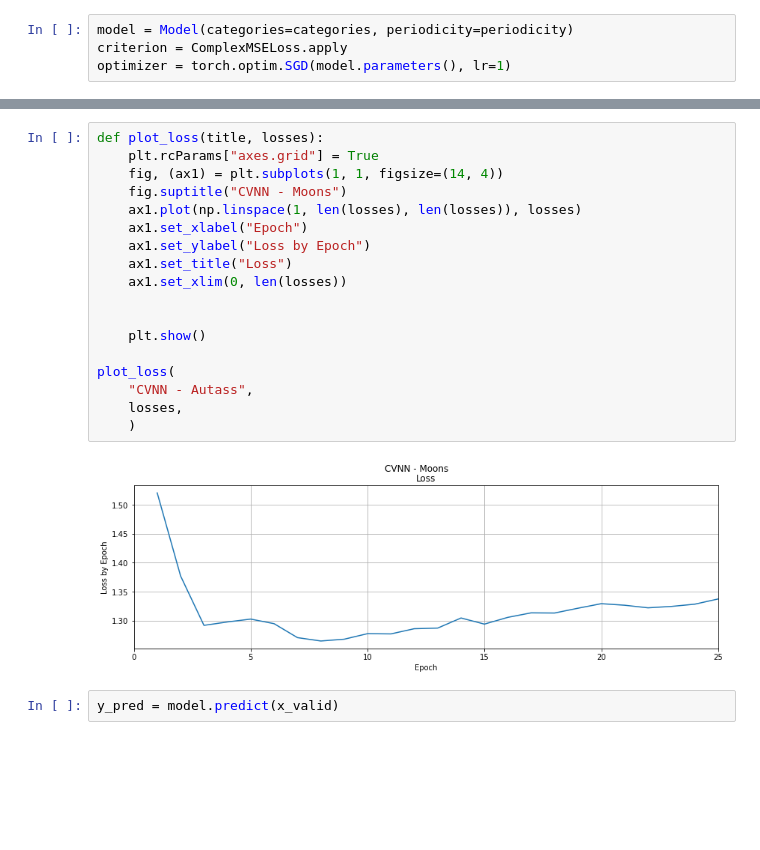
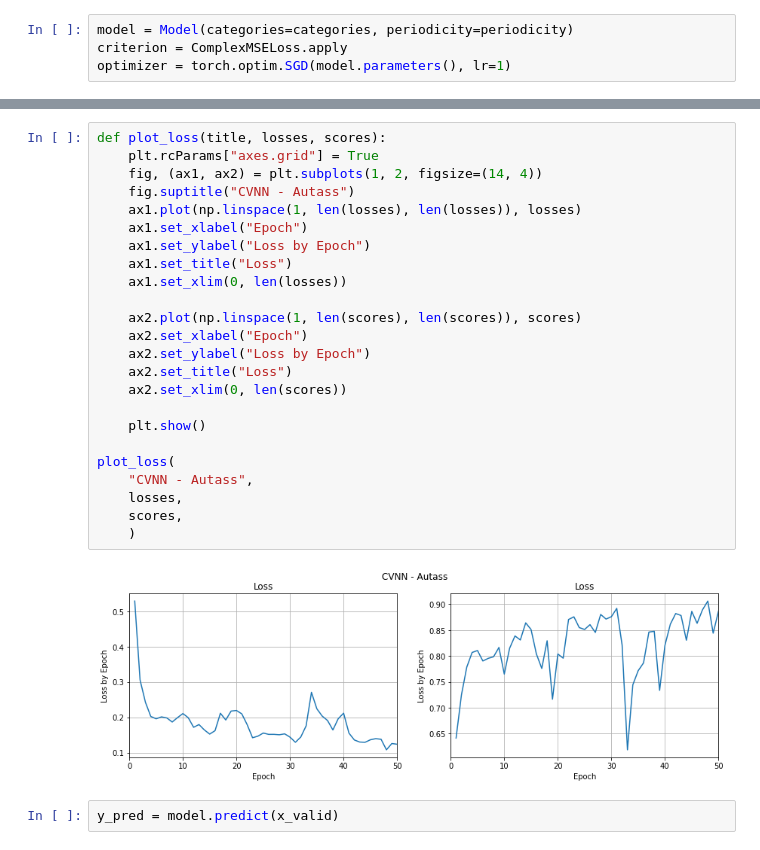
Before and after one commit to antonpf/mlmvn, a Jupyter notebook: nbs/examples/autass/00_autass.ipynb, the cells around one changed output, grey strips where cells are left out. Saved outputs shown, nothing was run; the diff lists cells and outputs as text; blank space fills up the shorter version.

```diff
--- a/nbs/examples/autass/00_autass.ipynb
+++ b/nbs/examples/autass/00_autass.ipynb
@@ -288,23 +283,29 @@ RuntimeError: Expected all tensors to be on the same device, but found at least
 # %%
-def plot_loss(title, losses):
+def plot_loss(title, losses, scores):
     plt.rcParams["axes.grid"] = True
-    fig, (ax1) = plt.subplots(1, 1, figsize=(14, 4))
-    fig.suptitle("CVNN - Moons")
+    fig, (ax1, ax2) = plt.subplots(1, 2, figsize=(14, 4))
+    fig.suptitle("CVNN - Autass")
     ax1.plot(np.linspace(1, len(losses), len(losses)), losses)
     ax1.set_xlabel("Epoch")
     ax1.set_ylabel("Loss by Epoch")
     ax1.set_title("Loss")
     ax1.set_xlim(0, len(losses))
 
+    ax2.plot(np.linspace(1, len(scores), len(scores)), scores)
+    ax2.set_xlabel("Epoch")
+    ax2.set_ylabel("Loss by Epoch")
+    ax2.set_title("Loss")
+    ax2.set_xlim(0, len(scores))
 
     plt.show()
 
 plot_loss(
     "CVNN - Autass",
     losses,
+    scores,
     )
 # %% [output]
-[figure, old version]
+[figure, new version]
 # %%
 y_pred = model.predict(x_valid)
 # %%
```
Also changed, not shown: parts of 7 cells of this notebook, 10 other files.
